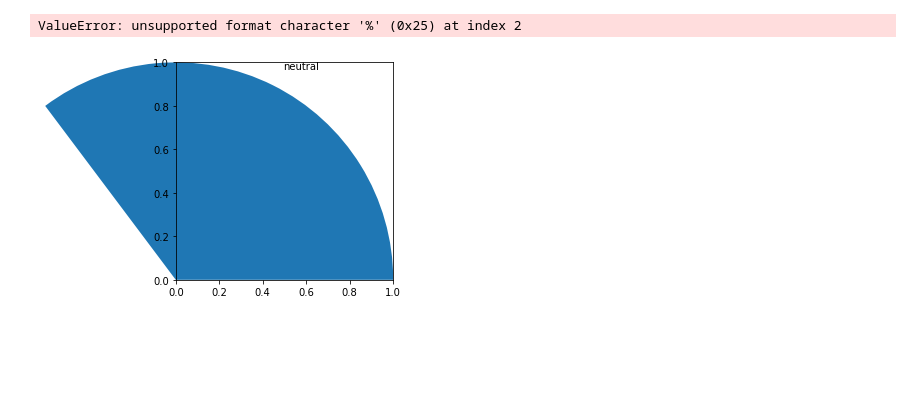
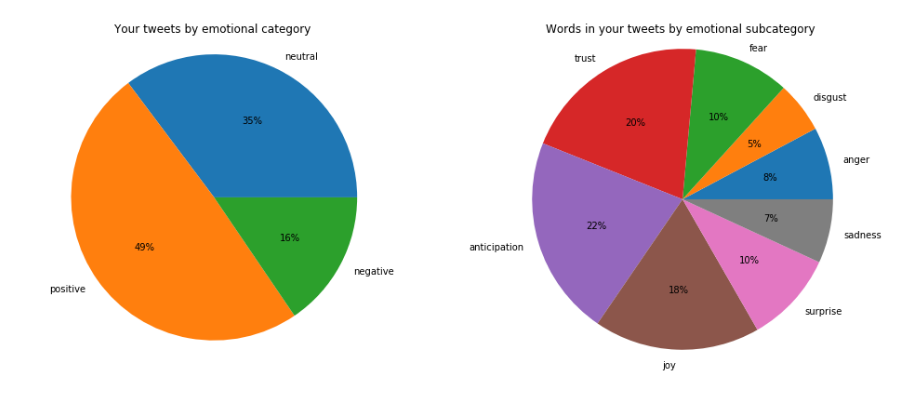
Before and after one commit to GoldenbergLab/tools-twitter-hook-graphics-zi, a Jupyter notebook: graphics-composite-code/composite_graphics_code.ipynb, the cells around one changed output. Cells and saved outputs as stored; diff of their text form; code cells hidden in the pictures; blank space fills up the shorter version.

Commit message:
reformat plot

```diff
--- a/graphics-composite-code/composite_graphics_code.ipynb
+++ b/graphics-composite-code/composite_graphics_code.ipynb
@@ -48,23 +48,36 @@ def get_nrc_values(text):
 
     return result
 # %%
-def make_pie_chart(d, typeof="sentiment"):
-
-    if typeof == "sentiment":
-        labels = ['neutral', 'positive', 'negative']
-        sizes = [d['neutral'], d["positive"], d["negative"]]
-        title = "Your tweets by emotional category"
+def make_pie_chart(d_sent, d_nrc):
 
 
-    elif typeof == "nrc":
-        labels = d.keys()
-        sizes = [d[i] for i in labels]
-        title = "Words in your tweets by emotional subcategory"
+    labels1 = ['neutral', 'positive', 'negative']
+    sizes1 = [d_sent['neutral'], d_sent["positive"], d_sent["negative"]]
+    title1 = "Your tweets by emotional category"
 
-    fig1, ax1 = plt.subplots()
-    ax1.pie(sizes, labels=labels, autopct='%1%%')
+
+
+    labels2 = d_nrc.keys()
+    sizes2 = [d_nrc[i] for i in labels2]
+    title2 = "Words in your tweets by emotional subcategory"
+
+    fig, (ax1, ax2) = plt.subplots(1, 2,figsize=(12,6))
+    ax1.pie(sizes1, labels=labels1, autopct='%1.0f%%')
     ax1.axis('equal')
-    plt.title(title)
+
+    ax2.pie(sizes2, labels=labels2, autopct='%1.0f%%')
+    ax2.axis('equal')
+
+    ax1.title.set_text(title1)
+    ax2.title.set_text(title2)
+
+    plt.subplots_adjust(left=0,
+                    bottom=0.1,
+                    right=1,
+                    top=0.9,
+                    wspace=0.4,
+                    hspace=0.4)
+
     plt.show()
 # %%
 def extract_top3_emojis(text):
@@ -79,8 +92,6 @@ sent = analyze_sentiment(df.full_text)
 nrc = get_nrc_values(df.full_text)
 e = extract_top3_emojis(df.full_text)
 # %%
-make_pie_chart(sent, typeof="sentiment")
-make_pie_chart(nrc, typeof="nrc")
+make_pie_chart(sent,nrc)
 # %% [output]
-ValueError: unsupported format character '%' (0x25) at index 2
-[figure, old version]
+[figure, new version]
```
Also changed, not shown: parts of 2 cells of this notebook.
